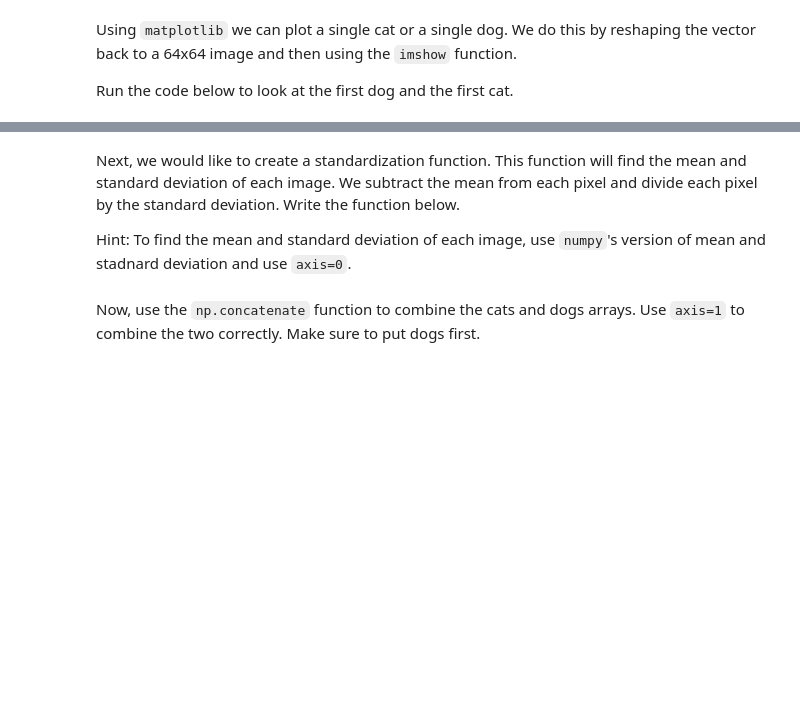
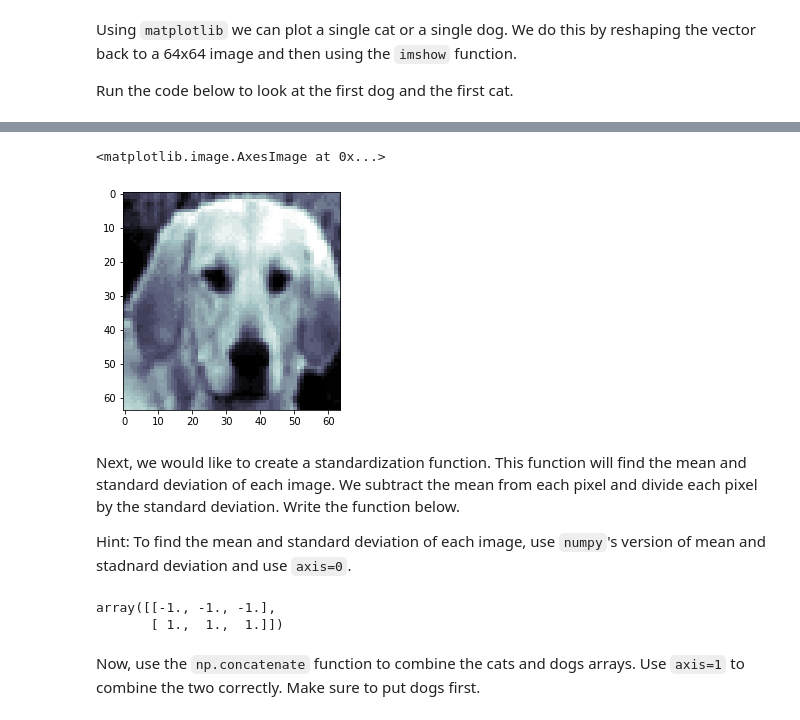
Before and after one commit to ta-datapt-bcn/lab-pca, a Jupyter notebook: your-code/main.ipynb, the cells around one changed output, grey strips where cells are left out. Cells and saved outputs as stored; diff of their text form; code cells hidden in the pictures; blank space fills up the shorter version.

```diff
--- a/your-code/main.ipynb
+++ b/your-code/main.ipynb
@@ -42,8 +58,11 @@ ax.imshow(cats[:,0].reshape(64, 64).T, cmap=plt.cm.bone, interpolation='nearest'
 # %%
 # Run this code:
 
 fig, ax = plt.subplots()
-ax.imshow(dogs[:,0].reshape(64, 64).T, cmap=plt.cm.bone, interpolation='nearest')
+ax.imshow(dogs[:,7].reshape(64, 64).T, cmap=plt.cm.bone, interpolation='nearest')
+# %% [output]
+<matplotlib.image.AxesImage at 0x...>
+[figure, added]
 # %% [markdown]
 Next, we would like to create a standardization function. This function will find the mean and standard deviation of each image. We subtract the mean from each pixel and divide each pixel by the standard deviation. Write the function below.
 
@@ -58,2 +81,7 @@ def standardize(x):
+# %%
+standardize([[1,2,3],[4,5,6]])
+# %% [output]
+array([[-1., -1., -1.],
+       [ 1.,  1.,  1.]])
 # %% [markdown]
 Now, use the `np.concatenate` function to combine the cats and dogs arrays. Use `axis=1` to combine the two correctly. Make sure to put dogs first.
```
Also changed, not shown: parts of 24 cells of this notebook.
